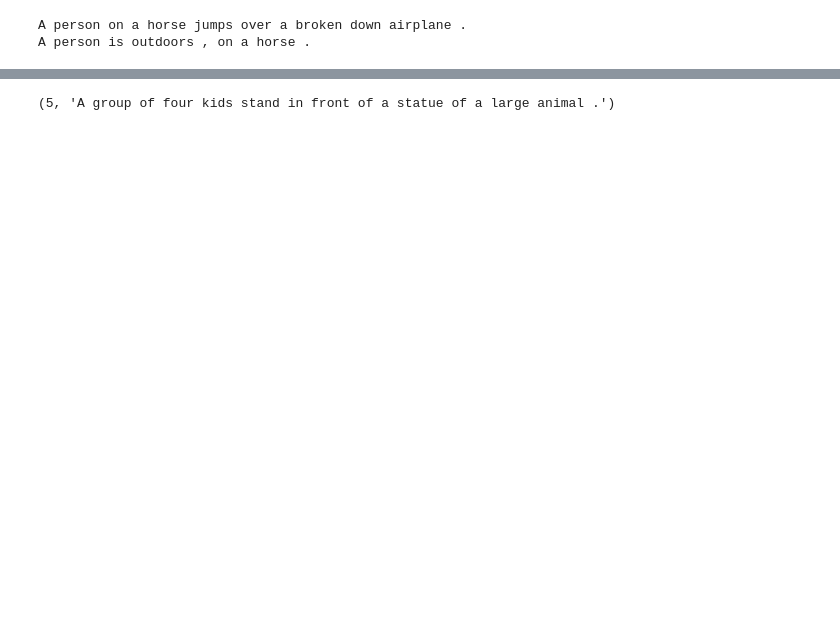
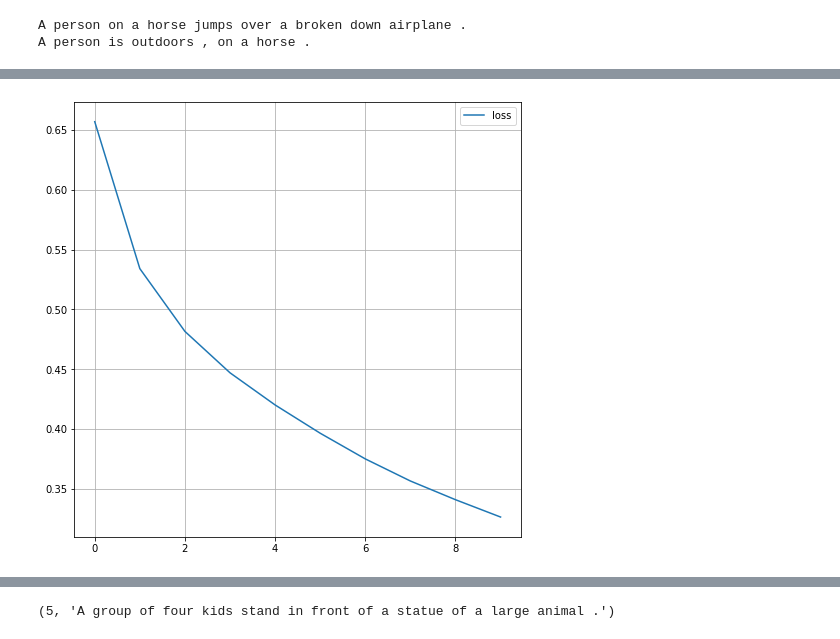
Before and after one commit to aaBadri/natural-language-inference, a Jupyter notebook: snli.ipynb, the cells around one changed output, grey strips where cells are left out. Cells and saved outputs as stored; diff of their text form; code cells hidden in the pictures; blank space fills up the shorter version.

```diff
--- a/snli.ipynb
+++ b/snli.ipynb
@@ -28,8 +23,8 @@ print(target[0])
 A person on a horse jumps over a broken down airplane .
 A person is outdoors , on a horse .
 # %%
-src = source[:5000]
-trg = target[:5000]
+src = source[:50000]
+trg = target[:50000]
 # %%
 def unicode_to_ascii(s):
     return ''.join(
@@ -217,13 +181,12 @@ decoder = Decoder(trg_vocab_size, EMBEDDING_SIZE, RNN_SIZE, ATTENTION_FUNC)
 # %%
 def loss_func(targets, logits):
   crossentropy = tf.keras.losses.SparseCategoricalCrossentropy(from_logits=True)
-
   mask = tf.math.logical_not(tf.math.equal(targets, 0))
   mask = tf.cast(mask, dtype=tf.int64)
   loss = crossentropy(targets, logits, sample_weight=mask)
   return loss
 
-optimizer = tf.keras.optimizers.Adam(clipnorm=5.0)
+optimizer = tf.keras.optimizers.RMSprop()
 # %%
 accuracy = tf.keras.metrics.SparseCategoricalAccuracy()
 # %%
@@ -280,3 +232,5 @@ decoder.load_weights("/content/drive/My Drive/nn/checkpoints_luong/decoder/decod
 # %%
 # train_dataset, test_dataset = train_test_split(dataset,test_size=0.2)
 # dataset.take(-1)
+all_loss = []
+all_acc = []
@@ -290,16 +237,25 @@ decoder.load_weights("/content/drive/My Drive/nn/checkpoints_luong/decoder/decod
 # %%
 if MODE == 'train':
-  # loss_list = []
-  # acc_list = []
-  for e in range(NUM_EPOCHS):
+  loss_list = []
+  acc_list = []
+  for e in range(10):
     en_initial_states = encoder.init_states(BATCH_SIZE)
-    encoder.save_weights('checkpoints_luong/encoder/encoder_{}.h5'.format(e + 1))
-    decoder.save_weights('checkpoints_luong/decoder/decoder_{}.h5'.format(e + 1))
-    # batch_loss
+    encoder.save_weights('checkpoints/encoder/encoder_{}.h5'.format(e + 1))
+    decoder.save_weights('checkpoints/decoder/decoder_{}.h5'.format(e + 1))
+    loss = 0
+    acc = 0
+    counter = 0
     for batch, (source_seq, target_seq_in, target_seq_out) in enumerate(dataset.take(-1)):
-      loss, acc = train_step(source_seq, target_seq_in,target_seq_out, en_initial_states)
-      # loss_list.append(loss)
-      # acc_list.append(acc)
+      batch_loss, acc = train_step(source_seq, target_seq_in,target_seq_out, en_initial_states)
+      loss += batch_loss.numpy()
+      counter += 1
       if batch % 100 == 0:
-        print('Epoch {}, Batch {}, Loss {:.4f} , Acc {:.4f}'.format(e + 1, batch, loss.numpy(), acc.numpy()))
+        print('Epoch {}, Batch {}, Loss {:.4f} , Acc {:.4f}'.format(e + 1, batch, batch_loss.numpy(), acc.numpy()))
+
+    print('Epoch {}, Loss {:.4f} , Acc {:.4f}'.format(e + 1, loss/counter, acc.numpy()))
+    loss_list.append(loss/counter)
+    acc_list.append(acc.numpy())
+    print()
+  all_loss.append(loss_list)
+  all_acc.append(acc_list)
 # %% [output]
@@ -320,0 +305,7 @@ Epoch 15, Batch 0, Loss 0.4046 , Acc 0.1037
+# %%
+pd.DataFrame({'loss':np.array(all_loss).flatten(),
+              # 'valid_loss':history.history['val_loss'],
+              }).plot(figsize=(8, 8))
+plt.grid(True)
+# %% [output]
+[figure, added]
```
Also changed, not shown: parts of 34 cells of this notebook.
